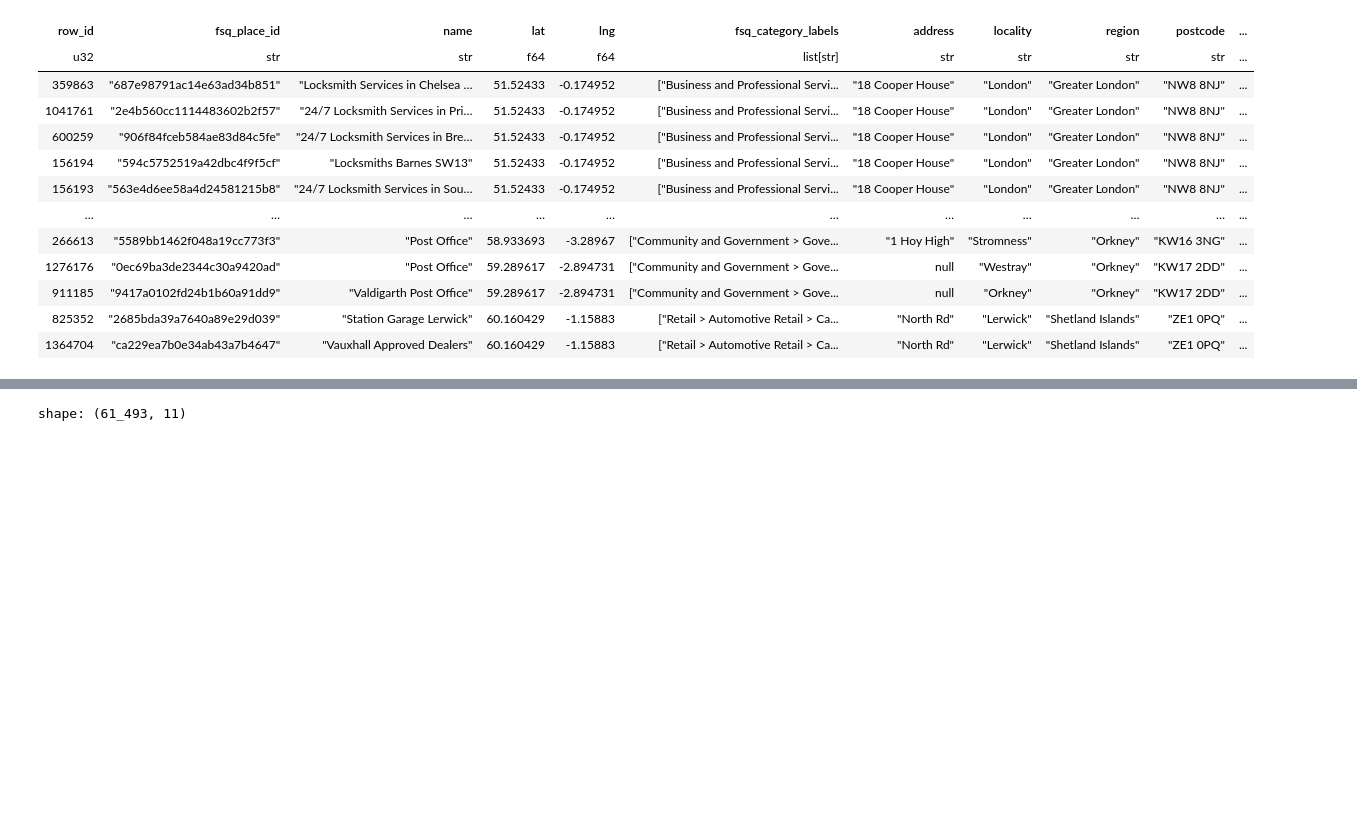
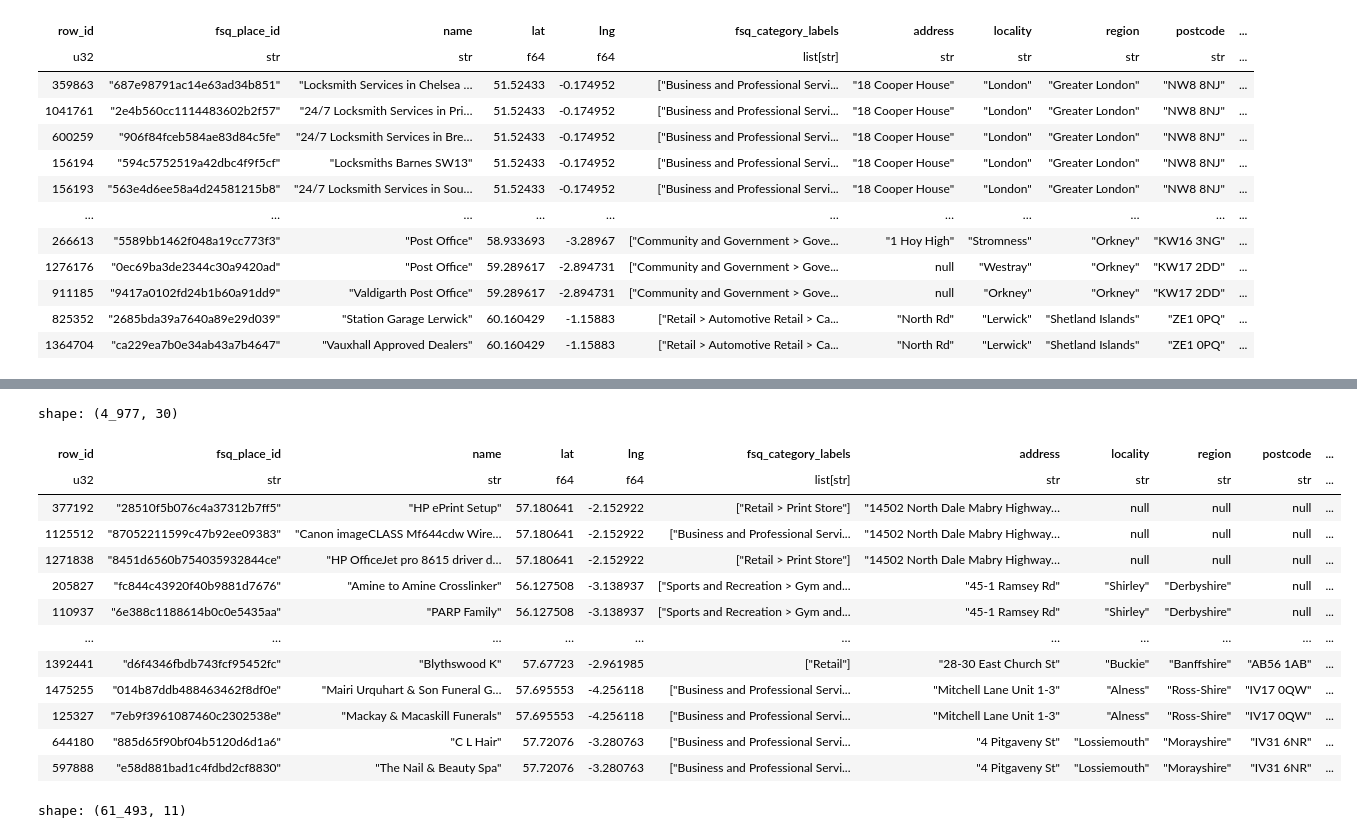
Before and after one commit to GeographicDataService/RetailCentres2026_Unified, a Jupyter notebook: Boundaries/notebooks/testpoifilters.ipynb, the cells around one changed output, grey strips where cells are left out. Drawn from its saved outputs; the diff is of its cells as text; code cells hidden in the pictures; blank space fills up the shorter version.

```diff
--- a/Boundaries/notebooks/testpoifilters.ipynb
+++ b/Boundaries/notebooks/testpoifilters.ipynb
@@ -223,3 +428,26 @@ shape: (18_629, 30)
+# %%
+diff = dupes_grouped.join(
+    dupes_grouped_no_add,
+    on="fsq_place_id",
+    how="anti"
+)
+# %%
+diff
+# %% [output]
+shape: (4_977, 30)
+| row_id | fsq_place_id | name | lat | lng | fsq_category_labels | address | locality | region | postcode | ... |
+| u32 | str | str | f64 | f64 | list[str] | str | str | str | str | ... |
+| 377192 | "28510f5b076c4a37312b7ff5" | "HP ePrint Setup" | 57.180641 | -2.152922 | ["Retail > Print Store"] | "14502 North Dale Mabry Highway… | null | null | null | ... |
+| 1125512 | "87052211599c47b92ee09383" | "Canon imageCLASS Mf644cdw Wire… | 57.180641 | -2.152922 | ["Business and Professional Servi... | "14502 North Dale Mabry Highway… | null | null | null | ... |
+| 1271838 | "8451d6560b754035932844ce" | "HP OfficeJet pro 8615 driver d… | 57.180641 | -2.152922 | ["Retail > Print Store"] | "14502 North Dale Mabry Highway… | null | null | null | ... |
+| 205827 | "fc844c43920f40b9881d7676" | "Amine to Amine Crosslinker" | 56.127508 | -3.138937 | ["Sports and Recreation > Gym and... | "45-1 Ramsey Rd" | "Shirley" | "Derbyshire" | null | ... |
+| 110937 | "6e388c1188614b0c0e5435aa" | "PARP Family" | 56.127508 | -3.138937 | ["Sports and Recreation > Gym and... | "45-1 Ramsey Rd" | "Shirley" | "Derbyshire" | null | ... |
+| … | … | … | … | … | … | … | … | … | … | ... |
+| 1392441 | "d6f4346fbdb743fcf95452fc" | "Blythswood K" | 57.67723 | -2.961985 | ["Retail"] | "28-30 East Church St" | "Buckie" | "Banffshire" | "AB56 1AB" | ... |
+| 1475255 | "014b87ddb488463462f8df0e" | "Mairi Urquhart & Son Funeral G… | 57.695553 | -4.256118 | ["Business and Professional Servi... | "Mitchell Lane Unit 1-3" | "Alness" | "Ross-Shire" | "IV17 0QW" | ... |
+| 125327 | "7eb9f3961087460c2302538e" | "Mackay & Macaskill Funerals" | 57.695553 | -4.256118 | ["Business and Professional Servi... | "Mitchell Lane Unit 1-3" | "Alness" | "Ross-Shire" | "IV17 0QW" | ... |
+| 644180 | "885d65f90bf04b5120d6d1a6" | "C L Hair" | 57.72076 | -3.280763 | ["Business and Professional Servi... | "4 Pitgaveny St" | "Lossiemouth" | "Morayshire" | "IV31 6NR" | ... |
+| 597888 | "e58d881bad1c4fdbd2cf8830" | "The Nail & Beauty Spa" | 57.72076 | -3.280763 | ["Business and Professional Servi... | "4 Pitgaveny St" | "Lossiemouth" | "Morayshire" | "IV31 6NR" | ... |
 # %%
 import math
 import polars as pl
```
Also changed, not shown: parts of 9 cells of this notebook, 4 other files.
